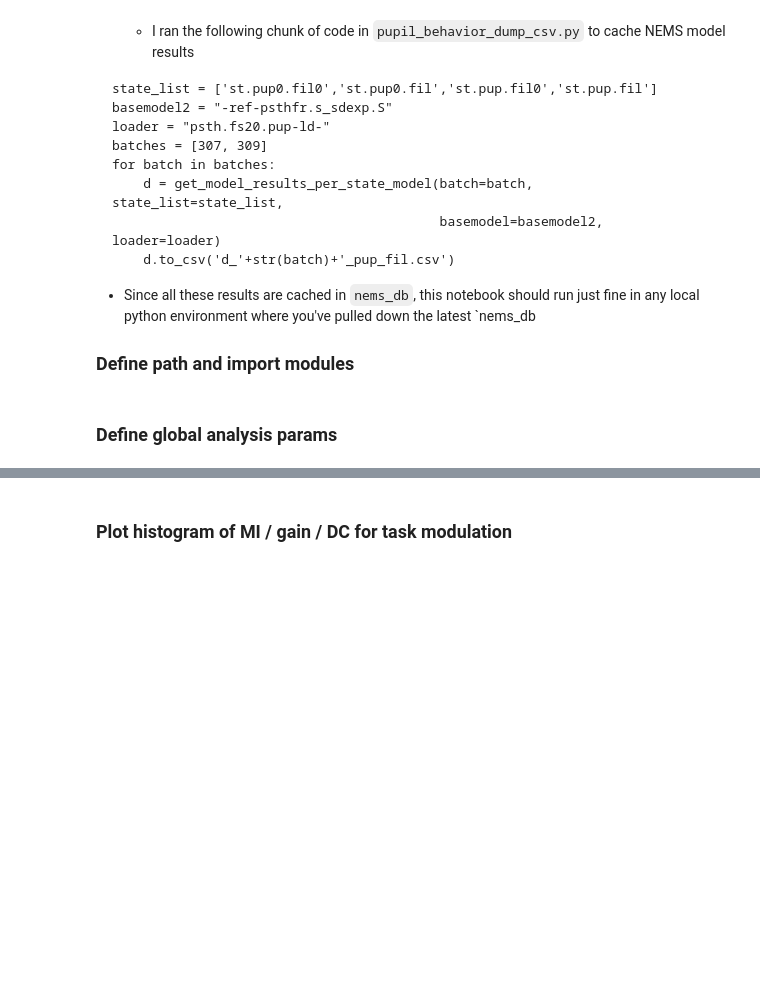
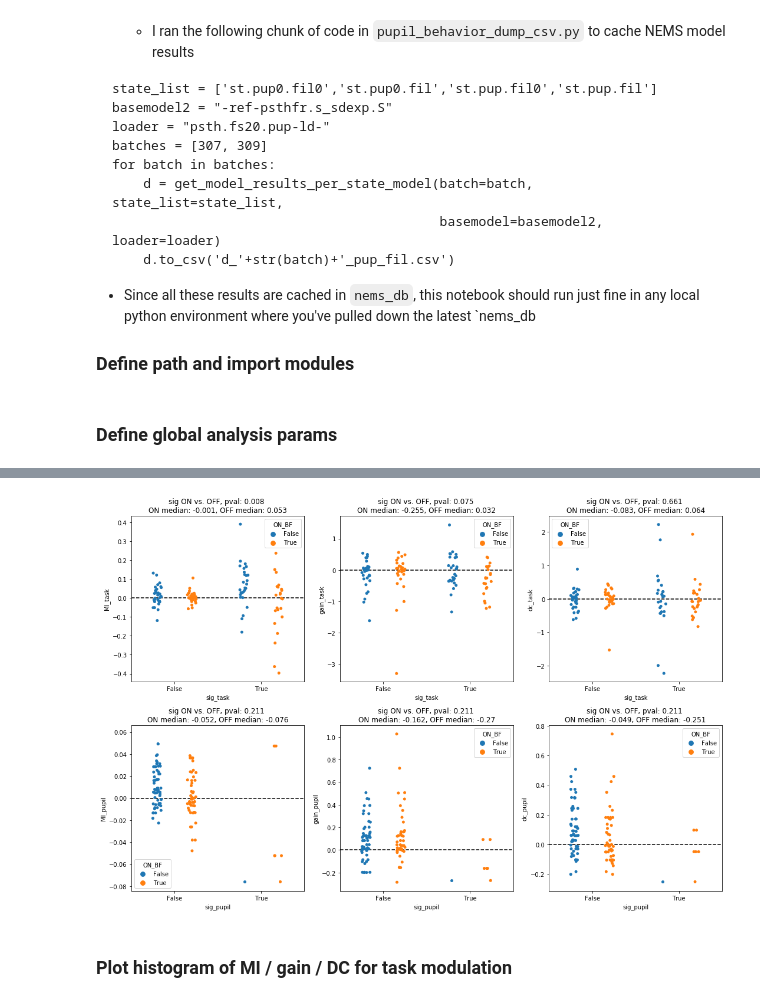
Before and after one commit to crheller/pup_beh_nbs, a Jupyter notebook: batch_309.ipynb, the cells around one changed output, grey strips where cells are left out. Cells and saved outputs as stored; diff of their text form; code cells hidden in the pictures; blank space fills up the shorter version.

```diff
--- a/batch_309.ipynb
+++ b/batch_309.ipynb
@@ -123,3 +116,72 @@ df.head()
+# %%
+fix_ylims = False
+data = df.copy()
+
+f, ax = plt.subplots(2, 3, figsize=(15, 10))
+
+# BEHAVIOR results
+# MI
+sns.stripplot(x='sig_task', y='MI_task', hue='ON_BF', data=data, dodge=True, ax=ax[0, 0])
+ax[0, 0].axhline(0, linestyle='--', color='k')
+pval = np.round(ss.ranksums(df[df['sig_task'] & df['ON_BF']]['MI_task'], df[df['sig_task'] & df['OFF_BF']]['MI_task']).pvalue, 3)
+on_median = np.round(df[df['sig_task'] & df['ON_BF']]['MI_task'].median(), 3)
+off_median = np.round(df[df['sig_task'] & df['OFF_BF']]['MI_task'].median(), 3)
+ax[0, 0].set_title('sig ON vs. OFF, pval: {0} \n'
+                    'ON median: {1}, OFF median: {2}'.format(pval, on_median, off_median))
+
+# Gain
+sns.stripplot(x='sig_task', y='gain_task', hue='ON_BF', data=data, dodge=True, ax=ax[0, 1])
+ax[0, 1].axhline(0, linestyle='--', color='k')
+pval = np.round(ss.ranksums(df[df['sig_task'] & df['ON_BF']]['gain_task'], df[df['sig_task'] & df['OFF_BF']]['gain_task']).pvalue, 3)
+on_median = np.round(df[df['sig_task'] & df['ON_BF']]['gain_task'].median(), 3)
+off_median = np.round(df[df['sig_task'] & df['OFF_BF']]['gain_task'].median(), 3)
+ax[0, 1].set_title('sig ON vs. OFF, pval: {0} \n'
+                    'ON median: {1}, OFF median: {2}'.format(pval, on_median, off_median))
+
+# DC
+sns.stripplot(x='sig_task', y='dc_task', hue='ON_BF', data=data, dodge=True, ax=ax[0, 2])
+ax[0, 2].axhline(0, linestyle='--', color='k')
+pval = np.round(ss.ranksums(df[df['sig_task'] & df['ON_BF']]['dc_task'], df[df['sig_task'] & df['OFF_BF']]['dc_task']).pvalue, 3)
+on_median = np.round(df[df['sig_task'] & df['ON_BF']]['dc_task'].median(), 3)
+off_median = np.round(df[df['sig_task'] & df['OFF_BF']]['dc_task'].median(), 3)
+ax[0, 2].set_title('sig ON vs. OFF, pval: {0} \n'
+                    'ON median: {1}, OFF median: {2}'.format(pval, on_median, off_median))
+
+# PUPIL results
+# MI
+sns.stripplot(x='sig_pupil', y='MI_pupil', hue='ON_BF', data=data, dodge=True, ax=ax[1, 0])
+ax[1, 0].axhline(0, linestyle='--', color='k')
+pval = np.round(ss.ranksums(df[df['sig_pupil'] & df['ON_BF']]['MI_pupil'], df[df['sig_pupil'] & df['OFF_BF']]['MI_pupil']).pvalue, 3)
+on_median = np.round(df[df['sig_pupil'] & df['ON_BF']]['MI_pupil'].median(), 3)
+off_median = np.round(df[df['sig_pupil'] & df['OFF_BF']]['MI_pupil'].median(), 3)
+ax[1, 0].set_title('sig ON vs. OFF, pval: {0} \n'
+                    'ON median: {1}, OFF median: {2}'.format(pval, on_median, off_median))
+
+# Gain
+sns.stripplot(x='sig_pupil', y='gain_pupil', hue='ON_BF', data=data, dodge=True, ax=ax[1, 1])
+ax[1, 1].axhline(0, linestyle='--', color='k')
+pval = np.round(ss.ranksums(df[df['sig_pupil'] & df['ON_BF']]['gain_pupil'], df[df['sig_pupil'] & df['OFF_BF']]['gain_pupil']).pvalue, 3)
+on_median = np.round(df[df['sig_pupil'] & df['ON_BF']]['gain_pupil'].median(), 3)
+off_median = np.round(df[df['sig_pupil'] & df['OFF_BF']]['gain_pupil'].median(), 3)
+ax[1, 1].set_title('sig ON vs. OFF, pval: {0} \n'
+                    'ON median: {1}, OFF median: {2}'.format(pval, on_median, off_median))
+
+# DC
+sns.stripplot(x='sig_pupil', y='dc_pupil', hue='ON_BF', data=data, dodge=True, ax=ax[1, 2])
+ax[1, 2].axhline(0, linestyle='--', color='k')
+pval = np.round(ss.ranksums(df[df['sig_pupil'] & df['ON_BF']]['dc_pupil'], df[df['sig_pupil'] & df['OFF_BF']]['dc_pupil']).pvalue, 3)
+on_median = np.round(df[df['sig_pupil'] & df['ON_BF']]['dc_pupil'].median(), 3)
+off_median = np.round(df[df['sig_pupil'] & df['OFF_BF']]['dc_pupil'].median(), 3)
+ax[1, 2].set_title('sig ON vs. OFF, pval: {0} \n'
+                    'ON median: {1}, OFF median: {2}'.format(pval, on_median, off_median))
+
+if fix_ylims:
+    for a in [ax[0, 1], ax[0, 2], ax[1, 1], ax[1, 2]]:
+        a.set_ylim((-2, 2))
+
+f.tight_layout()
+# %% [output]
+[figure, added]
 # %% [markdown]
 ### Plot histogram of MI / gain / DC for task modulation
 # %%
```
Also changed, not shown: parts of 6 cells of this notebook, 9 other files.
